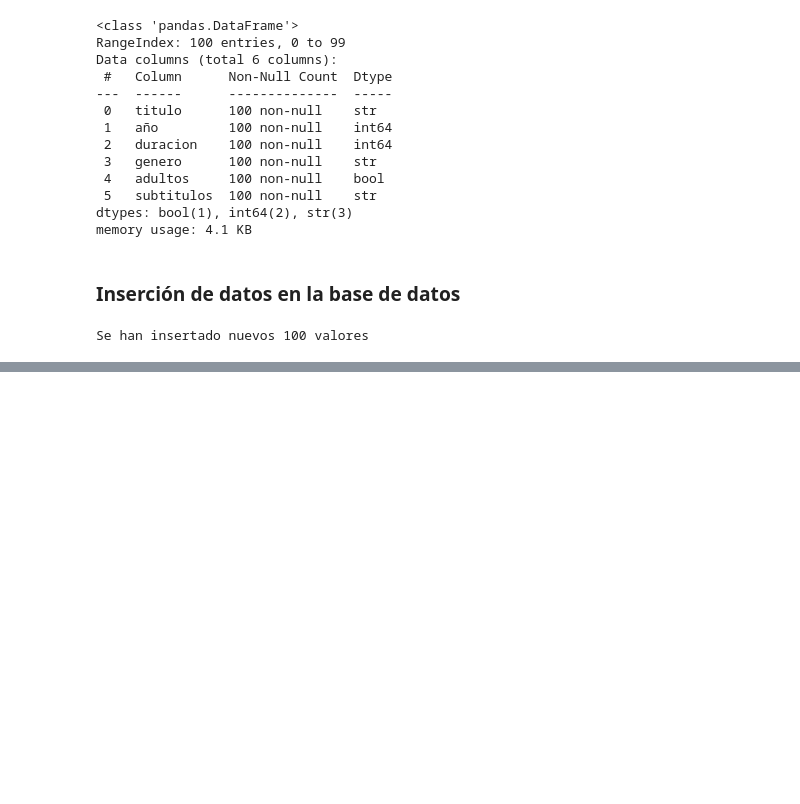
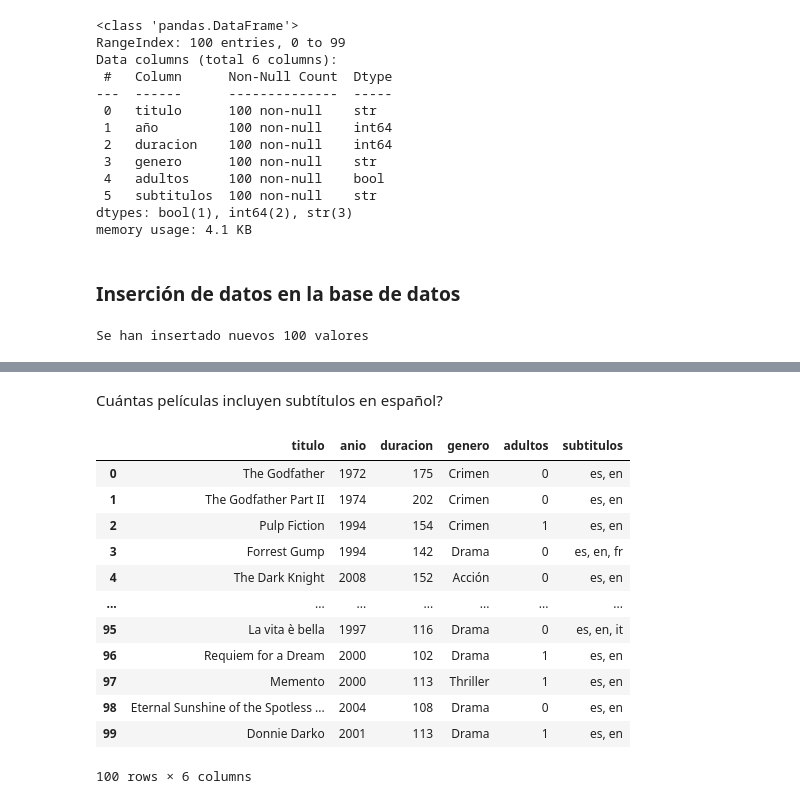
Before and after one commit to Adalab/bda-modulo-2-evaluacion-final-beatrizsjj, a Jupyter notebook: ejercicio-1-datos-api.ipynb, the cells around one changed output, grey strips where cells are left out. Cells and saved outputs as stored; diff of their text form; code cells hidden in the pictures; blank space fills up the shorter version.

```diff
--- a/ejercicio-1-datos-api.ipynb
+++ b/ejercicio-1-datos-api.ipynb
@@ -158,0 +193,27 @@ Se han insertado nuevos 100 valores
+# %% [markdown]
+Cuántas películas incluyen subtítulos en español?
+# %%
+query_consulta2 = '''SELECT titulo, anio, duracion, genero, adultos, subtitulos
+FROM peliculas
+WHERE subtitulos LIKE '%es%';'''
+
+cursor.execute(query_consulta2)
+resultados2 = cursor.fetchall()
+columnas2 = cursor.column_names
+
+df_resultados2 = pd.DataFrame(resultados2,columns=columnas2)
+df_resultados2
+# %% [output]
+|  | titulo | anio | duracion | genero | adultos | subtitulos |
+| 0 | The Godfather | 1972 | 175 | Crimen | 0 | es, en |
+| 1 | The Godfather Part II | 1974 | 202 | Crimen | 0 | es, en |
+| 2 | Pulp Fiction | 1994 | 154 | Crimen | 1 | es, en |
+| 3 | Forrest Gump | 1994 | 142 | Drama | 0 | es, en, fr |
+| 4 | The Dark Knight | 2008 | 152 | Acción | 0 | es, en |
+| ... | ... | ... | ... | ... | ... | ... |
+| 95 | La vita è bella | 1997 | 116 | Drama | 0 | es, en, it |
+| 96 | Requiem for a Dream | 2000 | 102 | Drama | 1 | es, en |
+| 97 | Memento | 2000 | 113 | Thriller | 1 | es, en |
+| 98 | Eternal Sunshine of the Spotless ... | 2004 | 108 | Drama | 0 | es, en |
+| 99 | Donnie Darko | 2001 | 113 | Drama | 1 | es, en |
+100 rows × 6 columns
```
Also changed, not shown: parts of 3 cells of this notebook.
